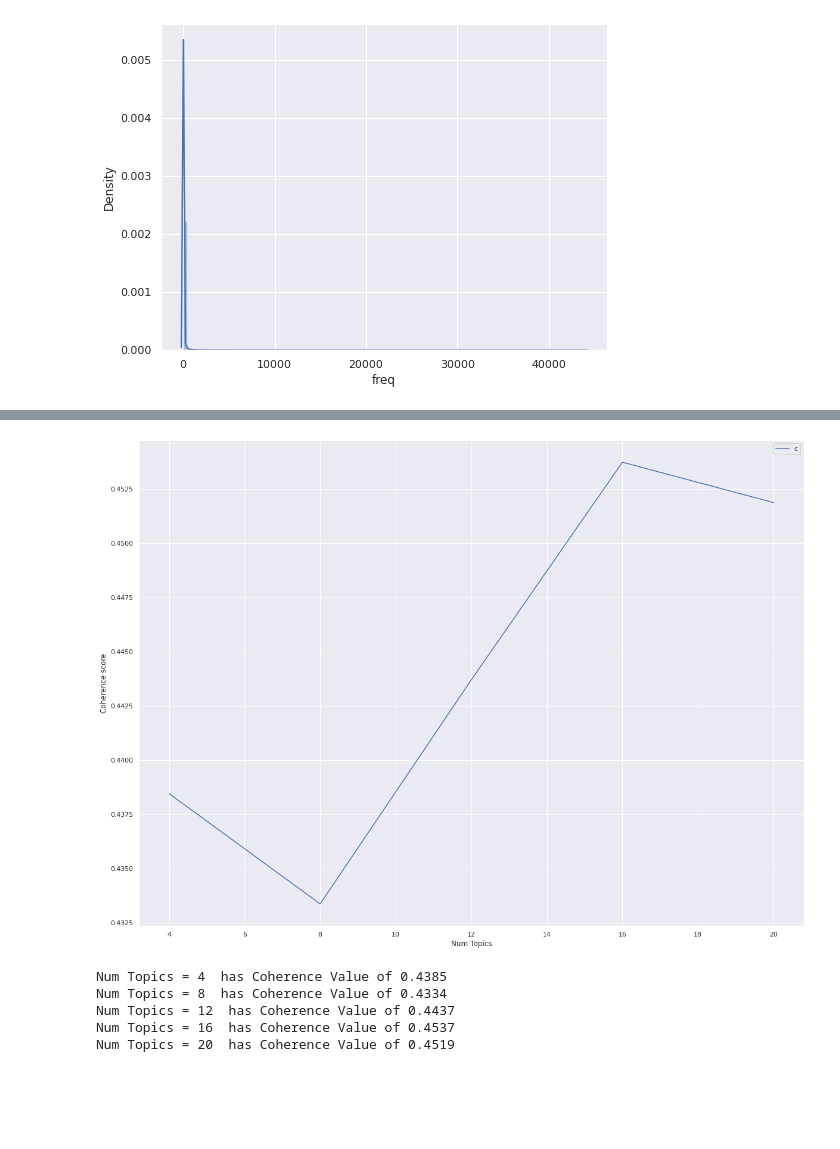
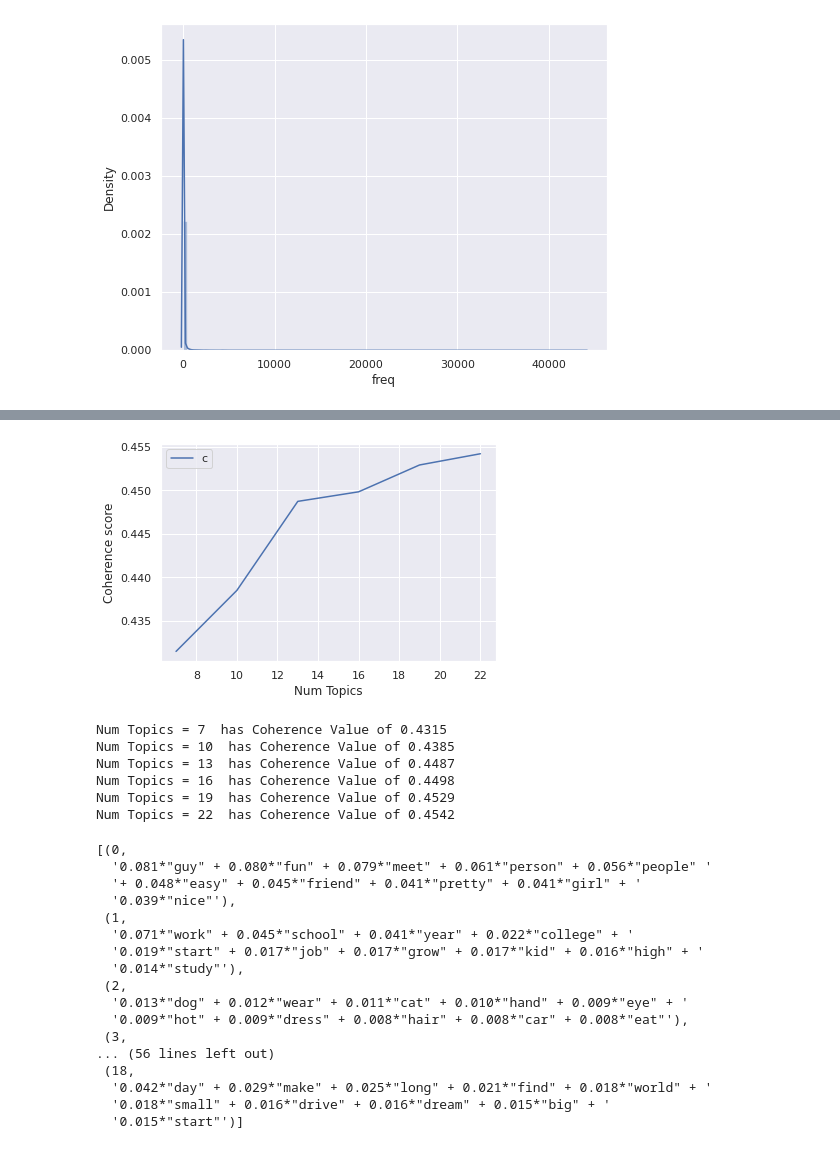
Before and after one commit to yourpandaboy/ViV, a Jupyter notebook: ViV_backend/notebooks/ViV_final_model.ipynb, the cells around one changed output, grey strips where cells are left out. Cells and saved outputs as stored; diff of their text form; code cells hidden in the pictures; blank space fills up the shorter version.

```diff
--- a/ViV_backend/notebooks/ViV_final_model.ipynb
+++ b/ViV_backend/notebooks/ViV_final_model.ipynb
@@ -64,6 +60,6 @@ test = bios.loc[50000:] #bios for unseen bios
 # %%
 #just focusing on the essay0 since that is the most answered question from 60k profiles and it's their main bio
-data = train.essay0.values.tolist() #convert to list for gensim use
+data = bios.essay0.values.tolist() #convert to list for gensim use
 # %%
 #make bigram and trigram model
 bigram = gensim.models.Phrases(data, min_count=20, threshold=100)
@@ -192,7 +188,7 @@ pickle.dump(ldamallet, open("drive/My Drive/ldamallet.pkl", "wb"))
 # ldamallet = pickle.load(open("drive/My Drive/ldamallet.pkl", "rb"))
 # %%
  # load pickle
-ldamallet = pickle.load(open("drive/My Drive/ldamallet.pkl", "rb"))
+ldamallet = pickle.load(open("drive/My Drive/new_model_20topics_7_26.pkl", "rb"))
 # %%
 # topic modeling results (distribution of topics for each document)
 tm_results = ldamallet[corpus]
@@ -345,30 +359,49 @@ def compute_coherence_values(dictionary, corpus, texts, limit, start=2, step=3):
 
     return model_list, coherence_values
 # %%
-model_list, coherence_values = compute_coherence_values(dictionary=id2word, corpus=corpus, texts=data_ready, start=7, limit=21, step=3)
+model_list, coherence_values = compute_coherence_values(dictionary=id2word, corpus=corpus, texts=data_ready, start=7, limit=24, step=3)
 # %%
-limit=21; start=4; step=4;
+limit=24; start=7; step=3;
 x = range(start, limit, step)
 plt.plot(x, coherence_values)
 plt.xlabel("Num Topics")
 plt.ylabel("Coherence score")
 plt.legend(("coherence_values"), loc='best')
 plt.show()
 # %% [output]
-[figure, old version]
+[figure, new version]
 # %%
 for m, cv in zip(x, coherence_values):
     print("Num Topics =", m, " has Coherence Value of", round(cv, 4))
 # %% [output]
-Num Topics = 4  has Coherence Value of 0.4385
-Num Topics = 8  has Coherence Value of 0.4334
-Num Topics = 12  has Coherence Value of 0.4437
-Num Topics = 16  has Coherence Value of 0.4537
-Num Topics = 20  has Coherence Value of 0.4519
+Num Topics = 7  has Coherence Value of 0.4315
+Num Topics = 10  has Coherence Value of 0.4385
+Num Topics = 13  has Coherence Value of 0.4487
+Num Topics = 16  has Coherence Value of 0.4498
+Num Topics = 19  has Coherence Value of 0.4529
+Num Topics = 22  has Coherence Value of 0.4542
 # %%
-optimal_model = model_list[3]
+optimal_model = model_list[4]
 model_topics = optimal_model.show_topics(formatted=False)
 pprint(optimal_model.print_topics(num_words=10))
+# %% [output]
+[(0,
+  '0.081*"guy" + 0.080*"fun" + 0.079*"meet" + 0.061*"person" + 0.056*"people" '
+  '+ 0.048*"easy" + 0.045*"friend" + 0.041*"pretty" + 0.041*"girl" + '
+  '0.039*"nice"'),
+ (1,
+  '0.071*"work" + 0.045*"school" + 0.041*"year" + 0.022*"college" + '
+  '0.019*"start" + 0.017*"job" + 0.017*"grow" + 0.017*"kid" + 0.016*"high" + '
+  '0.014*"study"'),
+ (2,
+  '0.013*"dog" + 0.012*"wear" + 0.011*"cat" + 0.010*"hand" + 0.009*"eye" + '
+  '0.009*"hot" + 0.009*"dress" + 0.008*"hair" + 0.008*"car" + 0.008*"eat"'),
+ (3,
+... (56 lines left out)
+ (18,
+  '0.042*"day" + 0.029*"make" + 0.025*"long" + 0.021*"find" + 0.018*"world" + '
+  '0.018*"small" + 0.016*"drive" + 0.016*"dream" + 0.015*"big" + '
+  '0.015*"start"')]
 # %%
 # visualiing the optimal model
 ldagensim = convertldaMalletToldaGen(optimal_model)
```
Also changed, not shown: parts of 22 cells of this notebook, 3 other files.
